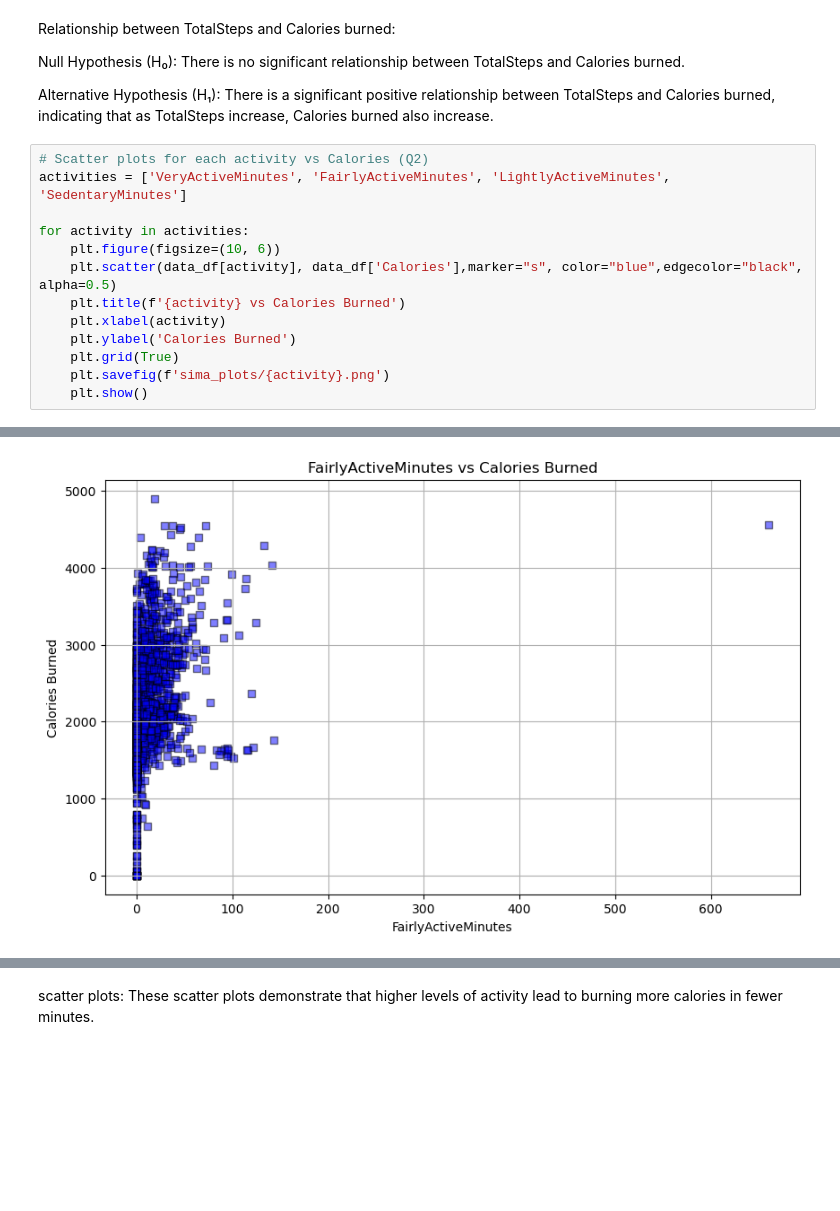
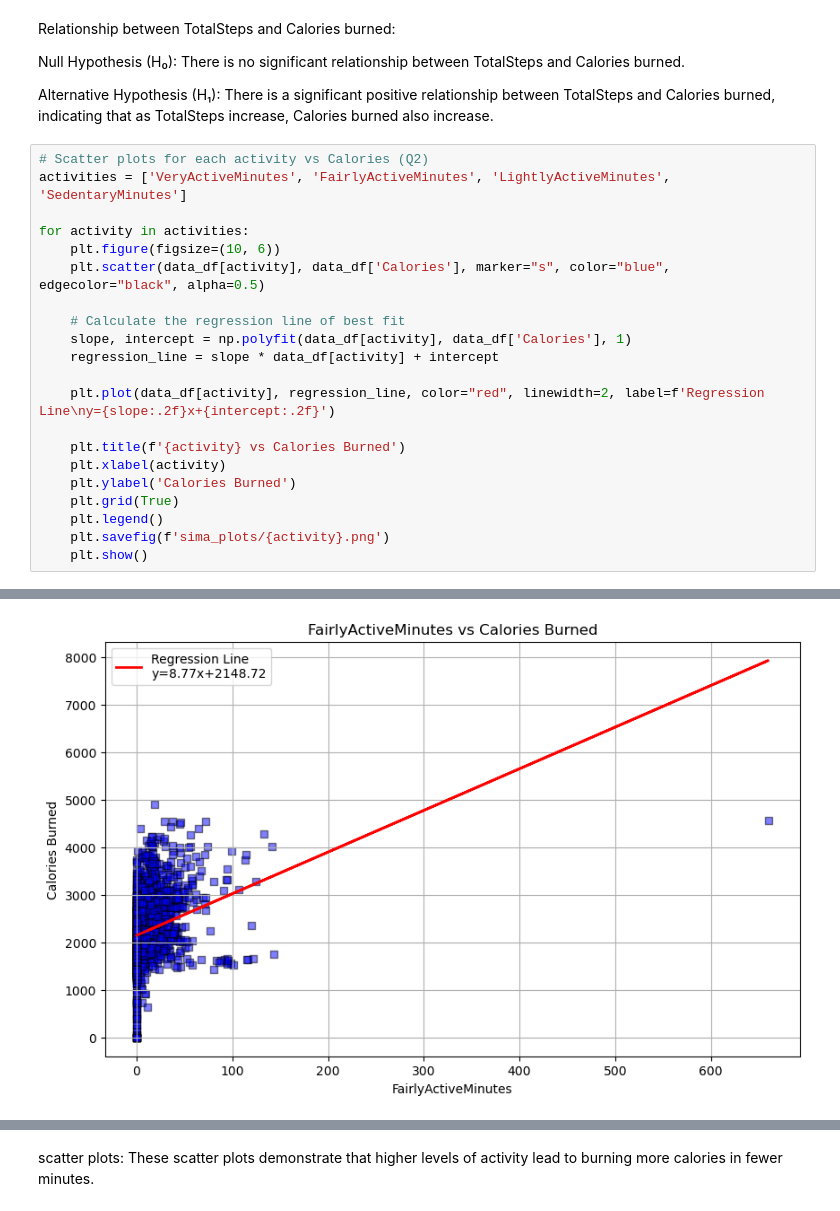
Before and after one commit to kinnith246/Project-1---Group-3, a Jupyter notebook: Dataset/sima_report.ipynb, the cells around one changed output, grey strips where cells are left out. Saved outputs shown, nothing was run; the diff lists cells and outputs as text; blank space fills up the shorter version.

```diff
--- a/Dataset/sima_report.ipynb
+++ b/Dataset/sima_report.ipynb
@@ -49,11 +50,19 @@ activities = ['VeryActiveMinutes', 'FairlyActiveMinutes', 'LightlyActiveMinutes'
 
 for activity in activities:
     plt.figure(figsize=(10, 6))
-    plt.scatter(data_df[activity], data_df['Calories'],marker="s", color="blue",edgecolor="black", alpha=0.5)
+    plt.scatter(data_df[activity], data_df['Calories'], marker="s", color="blue", edgecolor="black", alpha=0.5)
+
+    # Calculate the regression line of best fit
+    slope, intercept = np.polyfit(data_df[activity], data_df['Calories'], 1)
+    regression_line = slope * data_df[activity] + intercept
+
+    plt.plot(data_df[activity], regression_line, color="red", linewidth=2, label=f'Regression Line\ny={slope:.2f}x+{intercept:.2f}')
+
     plt.title(f'{activity} vs Calories Burned')
     plt.xlabel(activity)
     plt.ylabel('Calories Burned')
     plt.grid(True)
+    plt.legend()
     plt.savefig(f'sima_plots/{activity}.png')
     plt.show()
 # %% [output]
@@ -61 +70 @@ for activity in activities:
-[figure, old version]
+[figure, new version]
```
Also changed, not shown: parts of 4 cells of this notebook, 6 other files.
